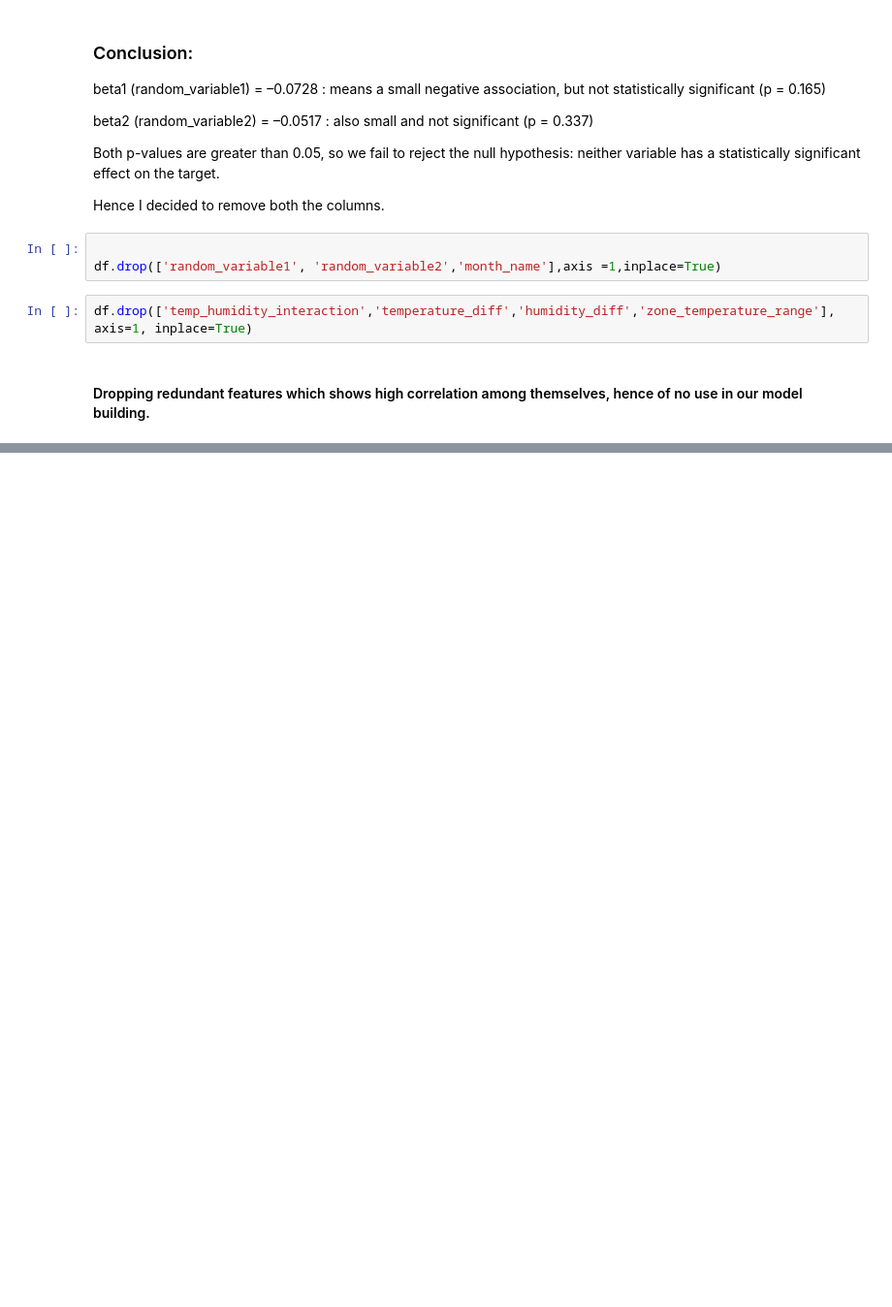
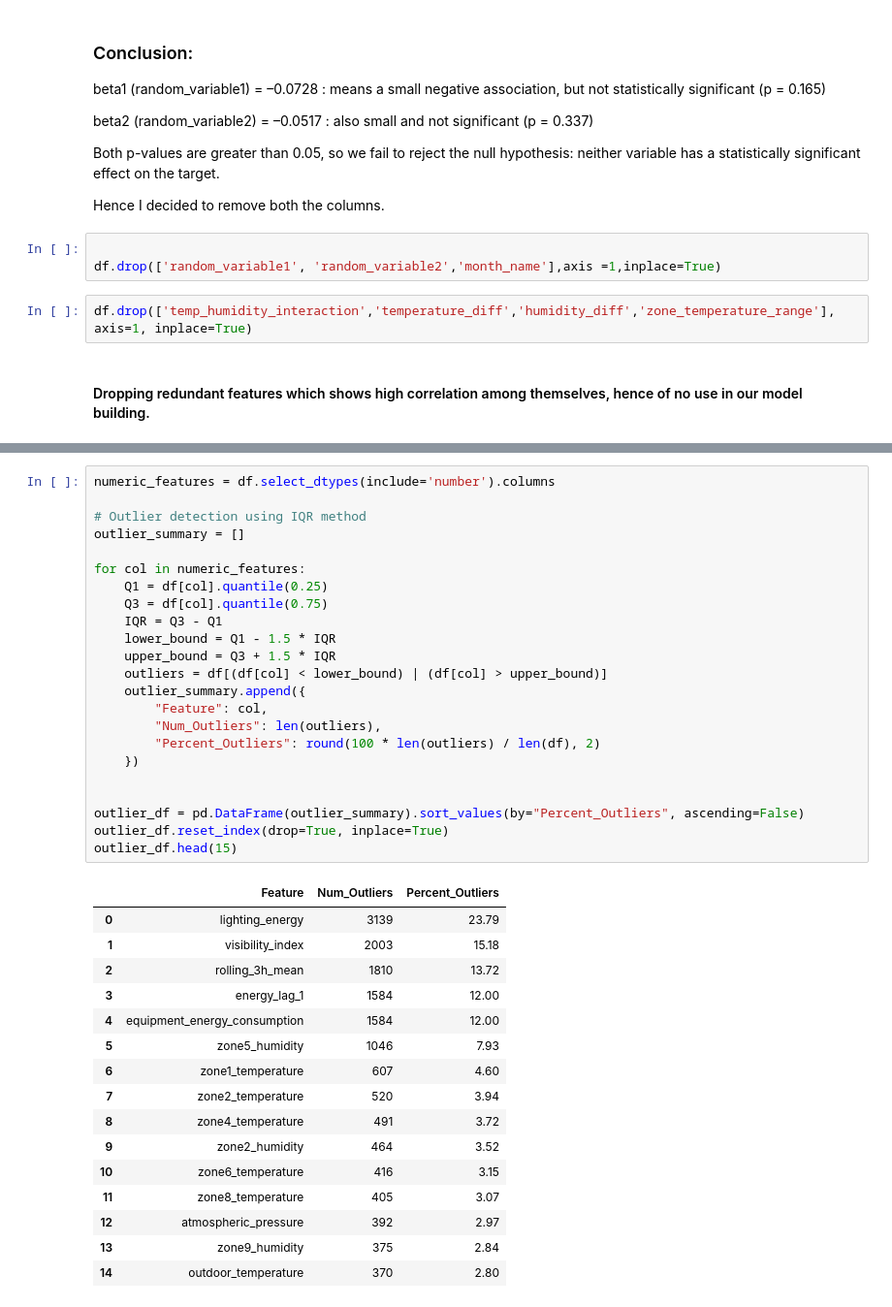
Before and after one commit to vaibhpande21/DS-Intern-Assignment-Vaibhav_Pandey, a Jupyter notebook: assignment.ipynb, the cells around one changed output, grey strips where cells are left out. Shown at 97% size. Drawn from its saved outputs; the diff is of its cells as text; blank space fills up the shorter version.

```diff
--- a/assignment.ipynb
+++ b/assignment.ipynb
@@ -678,0 +702,40 @@ df.drop(['temp_humidity_interaction','temperature_diff','humidity_diff','zone_te
+# %%
+numeric_features = df.select_dtypes(include='number').columns
+
+# Outlier detection using IQR method
+outlier_summary = []
+
+for col in numeric_features:
+    Q1 = df[col].quantile(0.25)
+    Q3 = df[col].quantile(0.75)
+    IQR = Q3 - Q1
+    lower_bound = Q1 - 1.5 * IQR
+    upper_bound = Q3 + 1.5 * IQR
+    outliers = df[(df[col] < lower_bound) | (df[col] > upper_bound)]
+    outlier_summary.append({
+        "Feature": col,
+        "Num_Outliers": len(outliers),
+        "Percent_Outliers": round(100 * len(outliers) / len(df), 2)
+    })
+
+
+outlier_df = pd.DataFrame(outlier_summary).sort_values(by="Percent_Outliers", ascending=False)
+outlier_df.reset_index(drop=True, inplace=True)
+outlier_df.head(15)
+# %% [output]
+|  | Feature | Num_Outliers | Percent_Outliers |
+| 0 | lighting_energy | 3139 | 23.79 |
+| 1 | visibility_index | 2003 | 15.18 |
+| 2 | rolling_3h_mean | 1810 | 13.72 |
+| 3 | energy_lag_1 | 1584 | 12.00 |
+| 4 | equipment_energy_consumption | 1584 | 12.00 |
+| 5 | zone5_humidity | 1046 | 7.93 |
+| 6 | zone1_temperature | 607 | 4.60 |
+| 7 | zone2_temperature | 520 | 3.94 |
+| 8 | zone4_temperature | 491 | 3.72 |
+| 9 | zone2_humidity | 464 | 3.52 |
+| 10 | zone6_temperature | 416 | 3.15 |
+| 11 | zone8_temperature | 405 | 3.07 |
+| 12 | atmospheric_pressure | 392 | 2.97 |
+| 13 | zone9_humidity | 375 | 2.84 |
+| 14 | outdoor_temperature | 370 | 2.80 |
```
Also changed, not shown: parts of 30 cells of this notebook.
